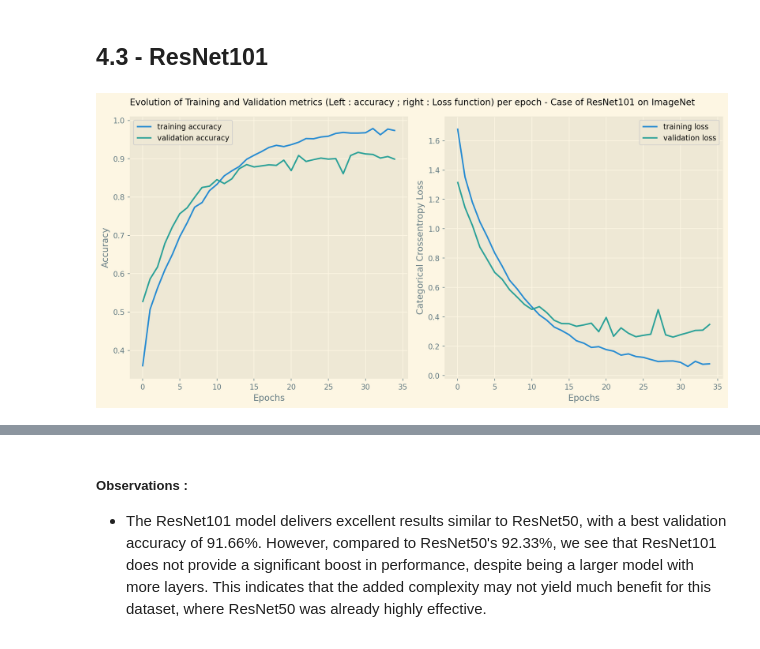
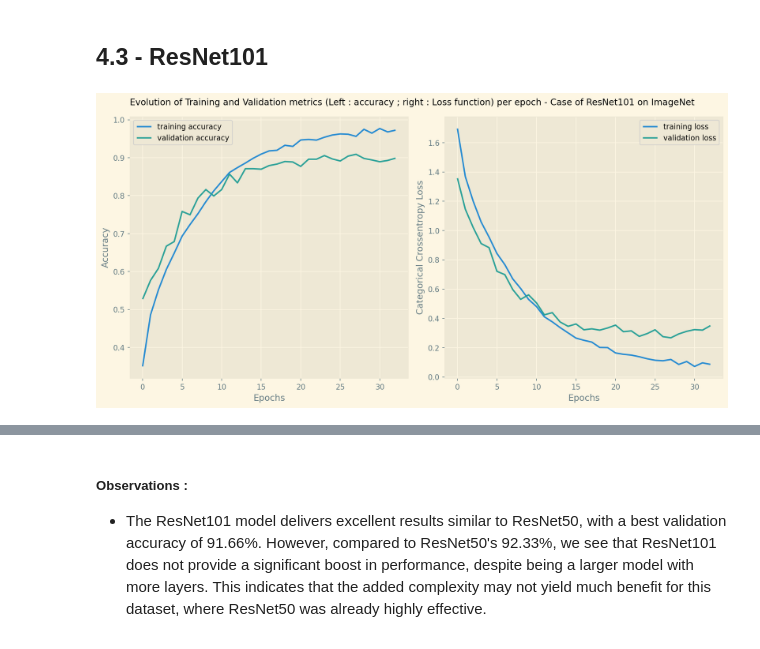
Before and after one commit to Psemp/MeteorID, a Jupyter notebook: notebooks/modelisation_cnn_meteorite_type_id.ipynb, the cells around one changed output, grey strips where cells are left out. Saved outputs shown, nothing was run; the diff lists cells and outputs as text; code cells hidden in the pictures.

```diff
--- a/notebooks/modelisation_cnn_meteorite_type_id.ipynb
+++ b/notebooks/modelisation_cnn_meteorite_type_id.ipynb
@@ -763,36 +763,36 @@ fig, (ax1, ax2) = plt.subplots(
     nrows=1,
     figsize=(12, 6),
     dpi=170,
 )
 
 training_accuracy_res101 = resnet101_history.history["accuracy"]
 validation_accuracy_res101 = resnet101_history.history["val_accuracy"]
 
-training_loss_res101 = history.history["loss"]
-validation_loss_res101 = history.history["val_loss"]
+training_loss_res101 = resnet101_history.history["loss"]
+validation_loss_res101 = resnet101_history.history["val_loss"]
 
 ax1.plot(training_accuracy_res101, label="training accuracy")
 ax1.plot(validation_accuracy_res101, label="validation accuracy")
 
 ax2.plot(training_loss_res101, label="training loss")
 ax2.plot(validation_loss_res101, label="validation loss")
 
 ###
 # Titles/Lables
 ax1.legend()
 ax1.set_xlabel("Epochs")
 ax1.set_ylabel("Accuracy")
 ax2.legend()
 ax2.set_xlabel("Epochs")
 ax2.set_ylabel("Categorical Crossentropy Loss")
 fig.suptitle("Evolution of Training and Validation metrics (Left : accuracy ; right : Loss function) per epoch - Case of ResNet101 on ImageNet")
 #
 ###
 
 fig.tight_layout()
 plt.show()
 # %% [output]
-[figure, old version]
+[figure, new version]
 # %%
 best_acccuracy_res101 = accuracy_score(y_true=y_test_le, y_pred=y_predict_resnet101)
 
```
Also changed, not shown: parts of 17 cells of this notebook, 1 other file.
